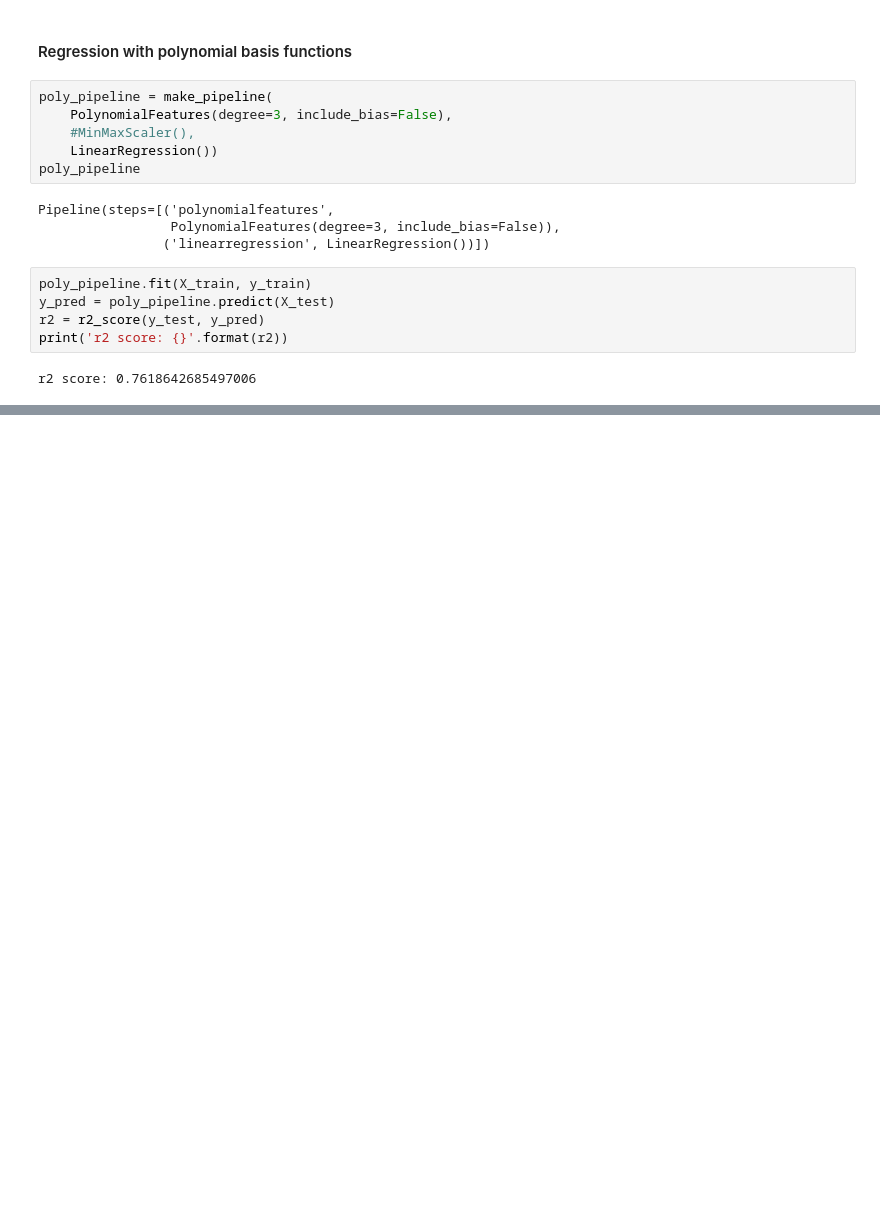
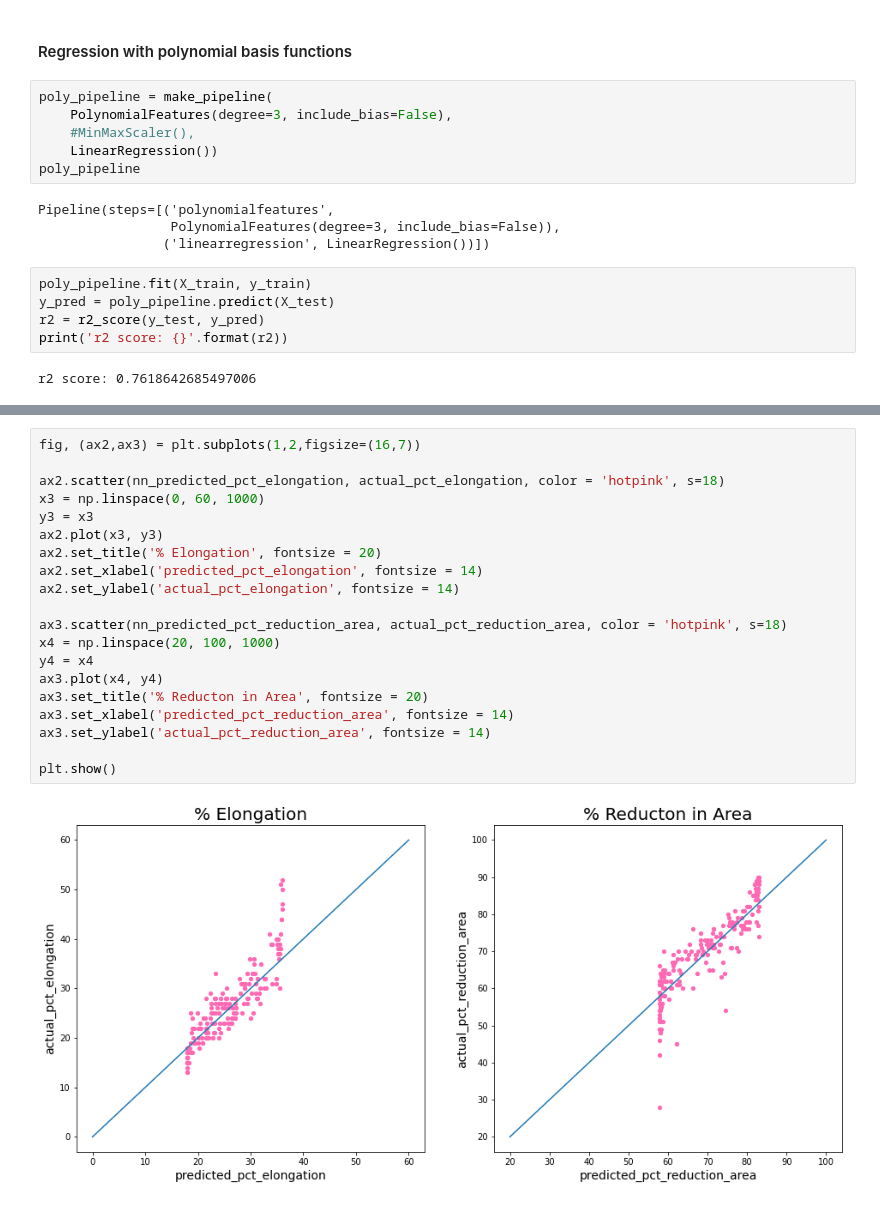
Before and after one commit to naqibasri/Mechanical-properties-prediction-of-low-alloy-steels-based-on-their-material-compositions-by-weight-, a Jupyter notebook: Mechanical properties prediction of low alloy steels based on their material compositions by weight percentages.ipynb, the cells around one changed output, grey strips where cells are left out. Drawn from its saved outputs; the diff is of its cells as text; blank space fills up the shorter version.

```diff
--- a/Mechanical properties prediction of low alloy steels based on their material compositions by weight percentages.ipynb
+++ b/Mechanical properties prediction of low alloy steels based on their material compositions by weight percentages.ipynb
@@ -521,0 +631,22 @@ r2 score: 0.7618642685497006
+# %%
+fig, (ax2,ax3) = plt.subplots(1,2,figsize=(16,7))
+
+ax2.scatter(nn_predicted_pct_elongation, actual_pct_elongation, color = 'hotpink', s=18)
+x3 = np.linspace(0, 60, 1000)
+y3 = x3
+ax2.plot(x3, y3)
+ax2.set_title('% Elongation', fontsize = 20)
+ax2.set_xlabel('predicted_pct_elongation', fontsize = 14)
+ax2.set_ylabel('actual_pct_elongation', fontsize = 14)
+
+ax3.scatter(nn_predicted_pct_reduction_area, actual_pct_reduction_area, color = 'hotpink', s=18)
+x4 = np.linspace(20, 100, 1000)
+y4 = x4
+ax3.plot(x4, y4)
+ax3.set_title('% Reducton in Area', fontsize = 20)
+ax3.set_xlabel('predicted_pct_reduction_area', fontsize = 14)
+ax3.set_ylabel('actual_pct_reduction_area', fontsize = 14)
+
+plt.show()
+# %% [output]
+[figure, added]
```
Also changed, not shown: parts of 17 cells of this notebook.
